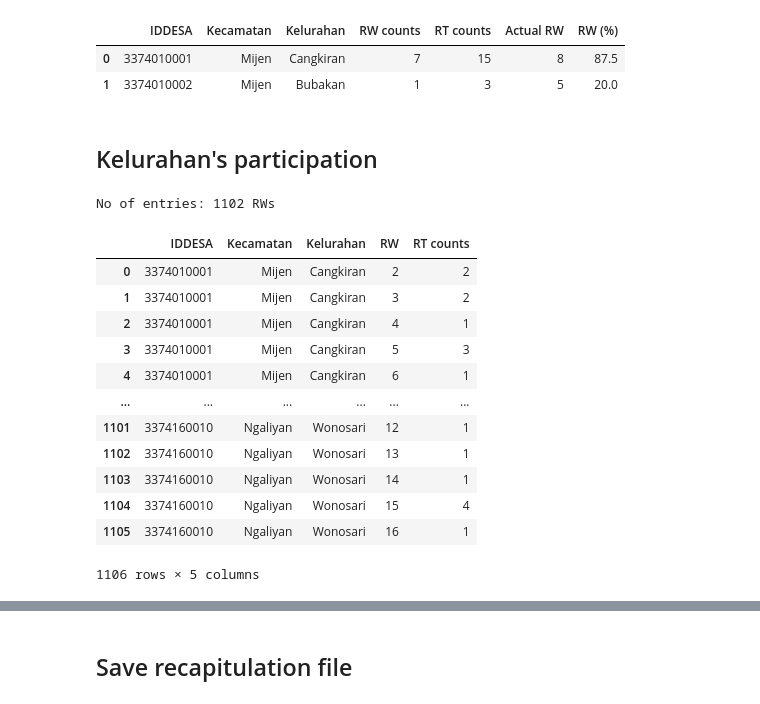
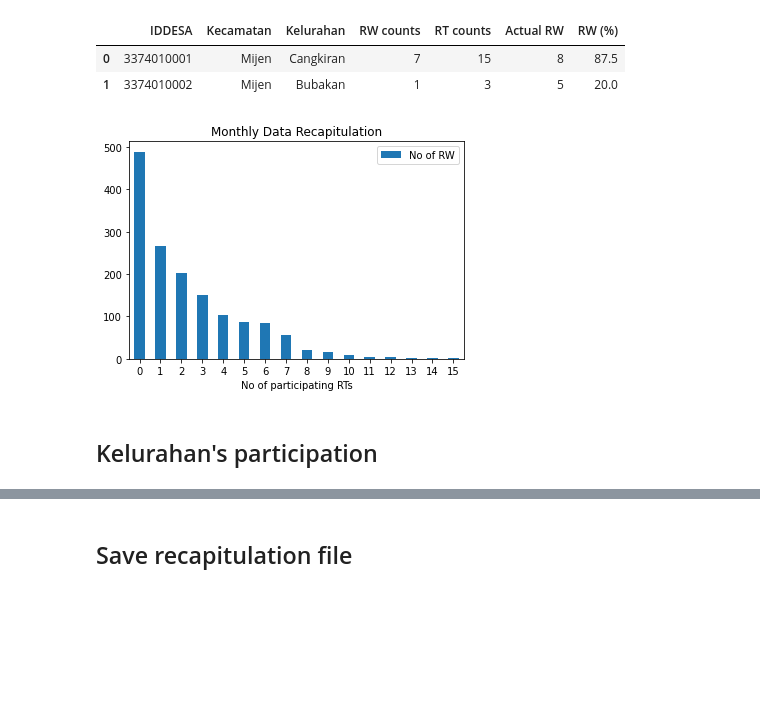
Before and after one commit to ninanrh/smg_siap, a Jupyter notebook: Data_Cleaning_SIAP.ipynb, the cells around one changed output, grey strips where cells are left out. Drawn from its saved outputs; the diff is of its cells as text; code cells hidden in the pictures; blank space fills up the shorter version.

```diff
--- a/Data_Cleaning_SIAP.ipynb
+++ b/Data_Cleaning_SIAP.ipynb
@@ -474,26 +451,9 @@ rw_mt.head(2)
 |  | IDDESA | Kecamatan | Kelurahan | RW counts | RT counts | Actual RW | RW (%) |
 | 0 | 3374010001 | Mijen | Cangkiran | 7 | 15 | 8 | 87.5 |
 | 1 | 3374010002 | Mijen | Bubakan | 1 | 3 | 5 | 20.0 |
+# %%
+RTnRWrecap(rt_mt,"Monthly","a")
+# %% [output]
+[figure, added]
 # %% [markdown]
 ## Kelurahan's participation
-# %%
-#check using is in
-print("No of entries: {} RWs".format(len(rwlist[rwlist['unique_ID'].isin(df['unique_ID'])==True])))
-# %% [output]
-No of entries: 1102 RWs
-# %%
-rt_ot
-# %% [output]
-|  | IDDESA | Kecamatan | Kelurahan | RW | RT counts |
-| 0 | 3374010001 | Mijen | Cangkiran | 2 | 2 |
-| 1 | 3374010001 | Mijen | Cangkiran | 3 | 2 |
-| 2 | 3374010001 | Mijen | Cangkiran | 4 | 1 |
-| 3 | 3374010001 | Mijen | Cangkiran | 5 | 3 |
-| 4 | 3374010001 | Mijen | Cangkiran | 6 | 1 |
-| ... | ... | ... | ... | ... | ... |
-| 1101 | 3374160010 | Ngaliyan | Wonosari | 12 | 1 |
-| 1102 | 3374160010 | Ngaliyan | Wonosari | 13 | 1 |
-| 1103 | 3374160010 | Ngaliyan | Wonosari | 14 | 1 |
-| 1104 | 3374160010 | Ngaliyan | Wonosari | 15 | 4 |
-| 1105 | 3374160010 | Ngaliyan | Wonosari | 16 | 1 |
-1106 rows × 5 columns
```
Also changed, not shown: parts of 33 cells of this notebook.
